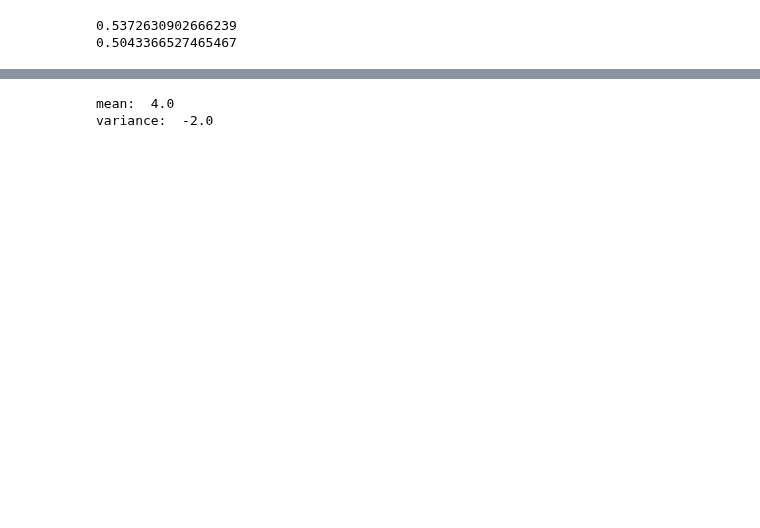
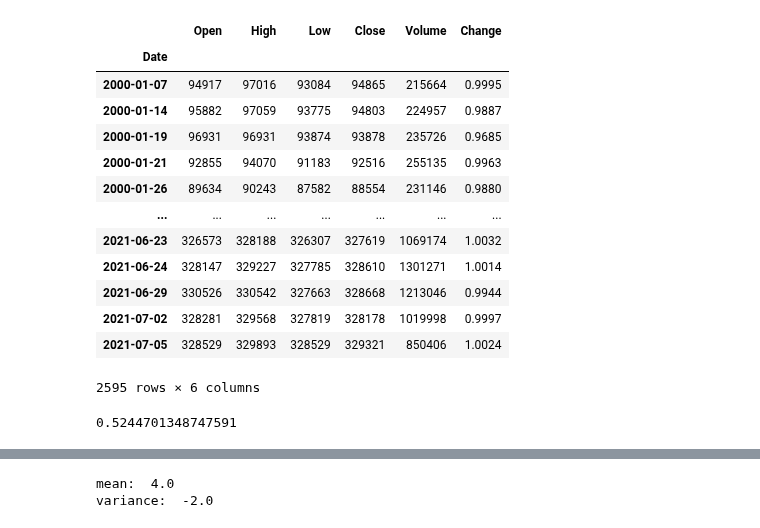
Before and after one commit to yeonghun00/stock-notes, a Jupyter notebook: optimized_position_analysis.ipynb, the cells around one changed output, grey strips where cells are left out. Drawn from its saved outputs; the diff is of its cells as text; code cells hidden in the pictures; blank space fills up the shorter version.

```diff
--- a/optimized_position_analysis.ipynb
+++ b/optimized_position_analysis.ipynb
@@ -89,13 +107,28 @@ highest 5th percentile:  1.02387
 # %%
 # sampled_df의 Change > 1 전날의 데이터 인덱스
-pre_increase = df.iloc[(sampled_df['Change'] > 1).index]['Change'].index[1:] - 1
+pre_increase = df[(df['Change'] > 1).shift(-1).fillna(False)].index
+# %%
+df.loc[pre_increase]
+# %% [output]
+|  | Open | High | Low | Close | Volume | Change |
+| Date |  |  |  |  |  |  |
+| 2000-01-07 | 94917 | 97016 | 93084 | 94865 | 215664 | 0.9995 |
+| 2000-01-14 | 95882 | 97059 | 93775 | 94803 | 224957 | 0.9887 |
+| 2000-01-19 | 96931 | 96931 | 93874 | 93878 | 235726 | 0.9685 |
+| 2000-01-21 | 92855 | 94070 | 91183 | 92516 | 255135 | 0.9963 |
+| 2000-01-26 | 89634 | 90243 | 87582 | 88554 | 231146 | 0.9880 |
+| ... | ... | ... | ... | ... | ... | ... |
+| 2021-06-23 | 326573 | 328188 | 326307 | 327619 | 1069174 | 1.0032 |
+| 2021-06-24 | 328147 | 329227 | 327785 | 328610 | 1301271 | 1.0014 |
+| 2021-06-29 | 330526 | 330542 | 327663 | 328668 | 1213046 | 0.9944 |
+| 2021-07-02 | 328281 | 329568 | 327819 | 328178 | 1019998 | 0.9997 |
+| 2021-07-05 | 328529 | 329893 | 328529 | 329321 | 850406 | 1.0024 |
+2595 rows × 6 columns
 # %%
-# 전날 특성상 상승할 확률
-print(sum(df.loc[pre_increase]['Change'] > 1) / len(pre_increase))
-print(sum(df.loc[pre_increase]['Volume_change'] < 1) / len(pre_increase))
+# 전날 관련 확률
+print(sum(df.loc[pre_increase]['Change'] < 1) / len(pre_increase))
 # %% [output]
-0.5372630902666239
-0.5043366527465467
+0.5244701348747591
 # %%
 # 기하분포
 # 성공의 확률인 p인 독립시행을 성공이 나올 때까지 계속한다고 할 때, 처음 성공까지 총 시도한 횟수 X의 확률분포.
```
Also changed, not shown: parts of 11 cells of this notebook.
